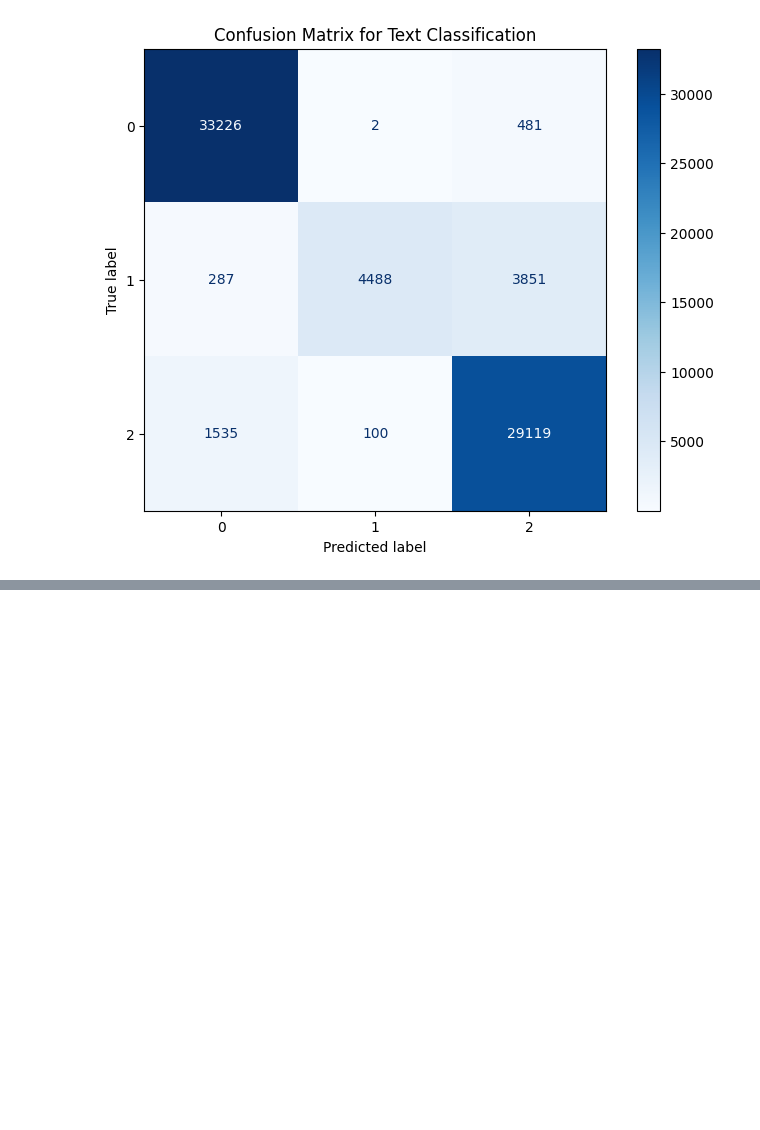
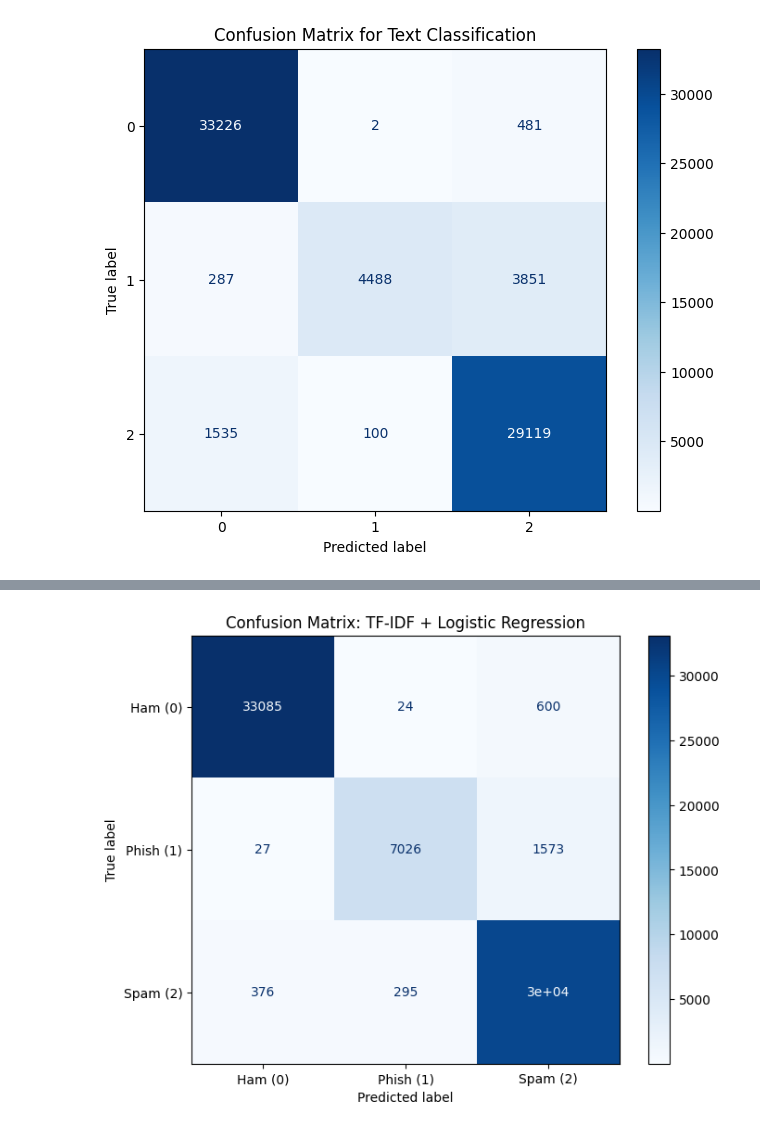
Before and after one commit to BrunoM6/Y1S2-NLP, a Jupyter notebook: project.ipynb, the cells around one changed output, grey strips where cells are left out. Saved outputs shown, nothing was run; the diff lists cells and outputs as text; code cells hidden in the pictures; blank space fills up the shorter version.

Commit message:
Logistic regression with TF-IDF and Word2Vec

```diff
--- a/project.ipynb
+++ b/project.ipynb
@@ -216,3 +225,19 @@ plt.title('Confusion Matrix for Text Classification')
 plt.show()
 # %% [output]
 [figure]
+# %%
+from sklearn.linear_model import LogisticRegression
+
+print("--- Experiment: TF-IDF + Logistic Regression ---")
+
+lr_clf = Pipeline([
+    ('vect', TfidfVectorizer(stop_words='english', min_df=2, max_df=0.7)),
+    ('clf', LogisticRegression(max_iter=1000, random_state=42))
+])
+
+print("Training Logistic Regression model...")
+lr_clf.fit(X_train, y_train)
+lr_predictions = lr_clf.predict(X_test)
+
+print("\n--- LR Classification Report ---")
+print(classification_report(y_test, lr_predictions))
@@ -218,0 +258,16 @@ plt.show()
+# %%
+fig, ax = plt.subplots(figsize=(8, 6))
+
+cmd = ConfusionMatrixDisplay.from_estimator(
+    lr_clf,
+    X_test,
+    y_test,
+    display_labels=['Ham (0)', 'Phish (1)', 'Spam (2)'],
+    cmap=plt.cm.Blues,
+    ax=ax
+)
+
+plt.title('Confusion Matrix: TF-IDF + Logistic Regression')
+plt.show()
+# %% [output]
+[figure, added]
```
Also changed, not shown: parts of 5 cells of this notebook, 2 other files.
